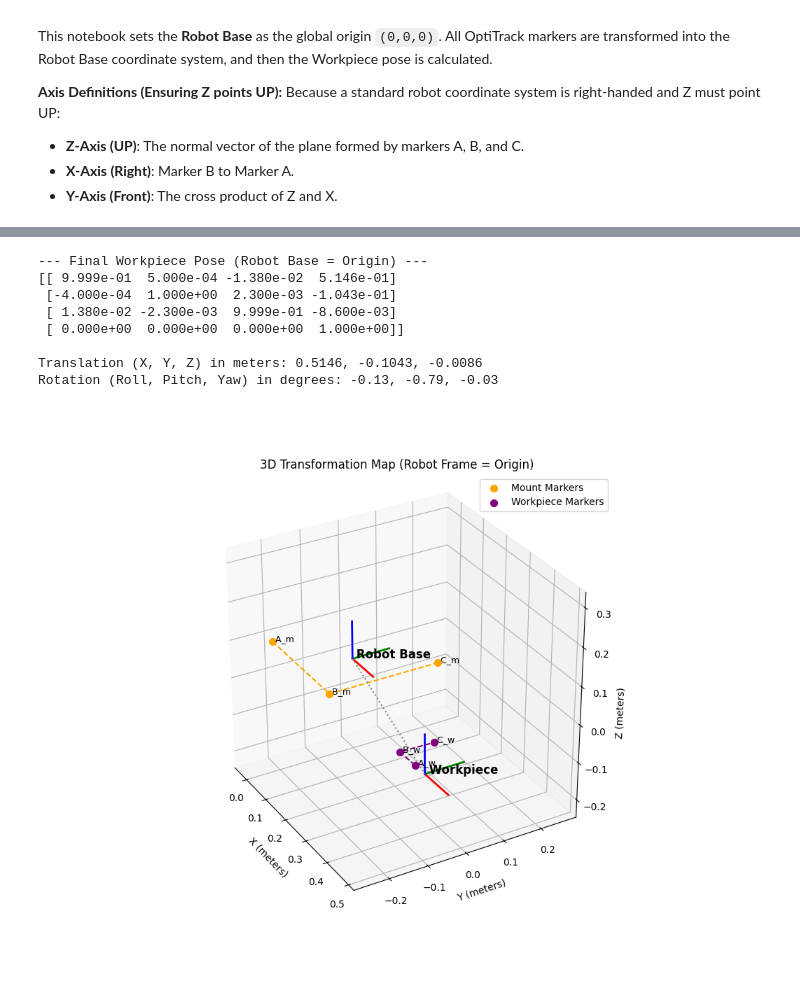
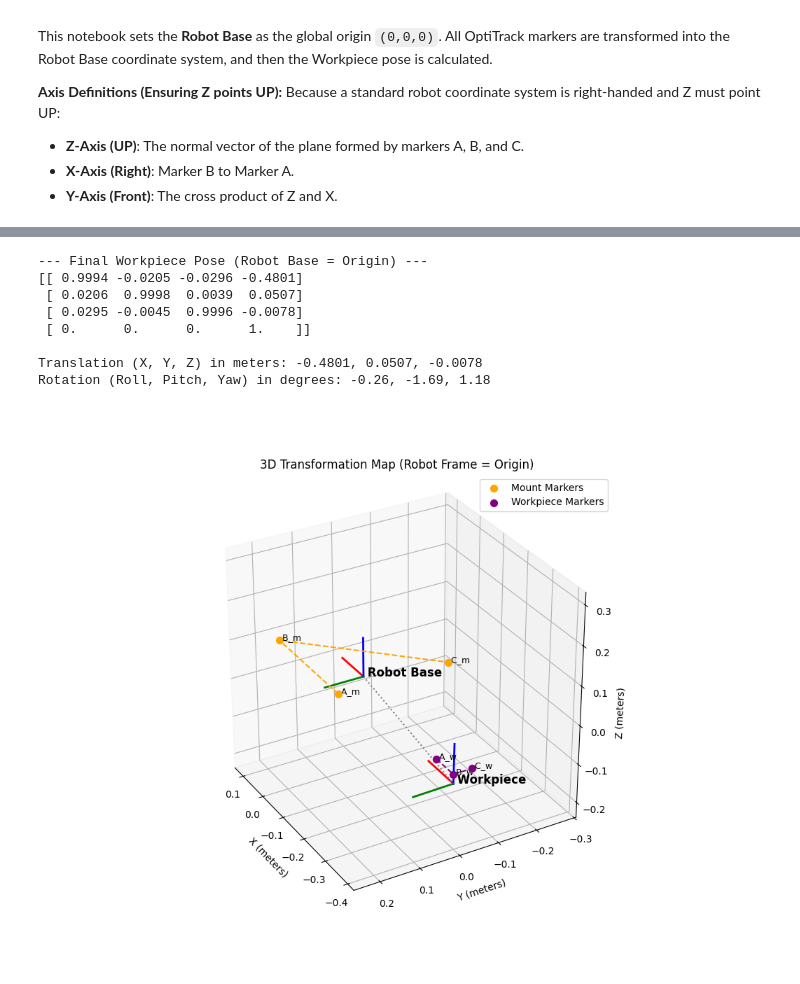
Before and after one commit to alvannauval/anr_pkg, a Jupyter notebook: src/11_optitrack_groundtruth.ipynb, the cells around one changed output, grey strips where cells are left out. Cells and saved outputs as stored; diff of their text form; code cells hidden in the pictures.

```diff
--- a/src/11_optitrack_groundtruth.ipynb
+++ b/src/11_optitrack_groundtruth.ipynb
@@ -30,21 +62,26 @@ def normalize(v):
 # ==========================================
 # 2. Find Robot Base Frame in OptiTrack
 # ==========================================
-# Robot X points A_m TO B_m
+# Robot X points A_m TO B_m (Forward)
 dir_X_m = normalize(B_m - A_m)
-# Robot Y points B_m TO C_m
+# Direction from B to C (Right)
 dir_C_m = normalize(C_m - B_m)
 
-# Z points UP (X cross Y)
+# Z should point UP (OptiTrack +Y axis)
 Z_robot_opti = normalize(np.cross(dir_X_m, dir_C_m))
+if Z_robot_opti[1] < 0:  # If Z is pointing DOWN in OptiTrack
+    Z_robot_opti = -Z_robot_opti
+
+# X points Forward
 X_robot_opti = dir_X_m
-Y_robot_opti = dir_C_m
+# Y points Left (maintaining standard Right-Hand Rule: Z cross X)
+Y_robot_opti = np.cross(Z_robot_opti, X_robot_opti)
 
 T_Robot_in_Opti = np.eye(4)
 T_Robot_in_Opti[:3, :3] = np.column_stack((X_robot_opti, Y_robot_opti, Z_robot_opti))
 
 # Robot Origin is offset from B_m:
-z_offset_dist = (17.7 - 12.7 / 2.0) / 1000.0  # 11.35mm
+z_offset_dist = 10.45 / 1000.0  # 10.45mm
 robot_origin = B_m + (-0.135 * dir_X_m) + (0.135 * dir_C_m) - (z_offset_dist * Z_robot_opti)
 T_Robot_in_Opti[:3, 3] = robot_origin
 
@@ -84,7 +121,7 @@ Z_workpiece = normalize(np.cross(dir_X_w, dir_C_w))
 if Z_workpiece[2] < 0:
     Z_workpiece = -Z_workpiece
 
-z_w_offset_dist = (17.7 - 12.7 / 2.0 + 40.0) / 1000.0
+z_w_offset_dist = (z_offset_dist + 40.0 / 1000.0)  # 10.45mm marker + 40.0mm tall workpiece (origin on bottom)
 
 # Center of rectangle
 center_w = (A_w_robot + C_w_robot) / 2.0
@@ -110,13 +147,13 @@ rpy = rot.as_euler('xyz', degrees=True)
 print(f"Rotation (Roll, Pitch, Yaw) in degrees: {rpy[0]:.2f}, {rpy[1]:.2f}, {rpy[2]:.2f}")
 # %% [output]
 --- Final Workpiece Pose (Robot Base = Origin) ---
-[[ 9.999e-01  5.000e-04 -1.380e-02  5.146e-01]
- [-4.000e-04  1.000e+00  2.300e-03 -1.043e-01]
- [ 1.380e-02 -2.300e-03  9.999e-01 -8.600e-03]
- [ 0.000e+00  0.000e+00  0.000e+00  1.000e+00]]
+[[ 0.9994 -0.0205 -0.0296 -0.4801]
+ [ 0.0206  0.9998  0.0039  0.0507]
+ [ 0.0295 -0.0045  0.9996 -0.0078]
+ [ 0.      0.      0.      1.    ]]
 
-Translation (X, Y, Z) in meters: 0.5146, -0.1043, -0.0086
-Rotation (Roll, Pitch, Yaw) in degrees: -0.13, -0.79, -0.03
+Translation (X, Y, Z) in meters: -0.4801, 0.0507, -0.0078
+Rotation (Roll, Pitch, Yaw) in degrees: -0.26, -1.69, 1.18
 # %%
 # ==========================================
 # 5. 3D Interactive Visualization
@@ -182,35 +219,35 @@ plot_frame(ax, T_Workpiece_in_Robot, " Workpiece")
 
 ax.scatter(*A_w_robot, color='purple', s=50, label='Workpiece Markers')
 ax.scatter(*B_w_robot, color='purple', s=50)
 ax.scatter(*C_w_robot, color='purple', s=50)
 ax.plot([A_w_robot[0], B_w_robot[0], C_w_robot[0]],
         [A_w_robot[1], B_w_robot[1], C_w_robot[1]],
         [A_w_robot[2], B_w_robot[2], C_w_robot[2]], color='purple', linestyle='--')
 
 ax.text(*A_w_robot, ' A_w', color='black', fontsize=9)
 ax.text(*B_w_robot, ' B_w', color='black', fontsize=9)
 ax.text(*C_w_robot, ' C_w', color='black', fontsize=9)
 
 
 ax.plot([0, T_Workpiece_in_Robot[0, 3]],
         [0, T_Workpiece_in_Robot[1, 3]],
         [0, T_Workpiece_in_Robot[2, 3]], color='gray', linestyle=':')
 
 ax.set_xlabel('X (meters)')
 ax.set_ylabel('Y (meters)')
 ax.set_zlabel('Z (meters)')
 ax.set_title('3D Transformation Map (Robot Frame = Origin)')
 ax.set_box_aspect([1,1,1])
 set_axes_equal(ax, zoom=1.5)  # Change 1.8 to higher for more zoom
 ax.legend()
-ax.view_init(azim=-30, elev=30) # isometric enakeun
+ax.view_init(azim=150, elev=30) # isometric enakeun
 # ax.view_init(azim=0, elev=90) # top view
 # ax.view_init(azim=-0, elev=0) # trial
 
 # ax.dist = 20  # Default is 10, lower number zooms in
 plt.show()
 # %% [output]
-[figure, old version]
+[figure, new version]
 # %%
 print("\n--- Final Workpiece Pose (Robot Base = Origin) ---")
 print(np.round(T_Workpiece_in_Robot, 4))
```
Also changed, not shown: parts of 4 cells of this notebook, 2 other files.
